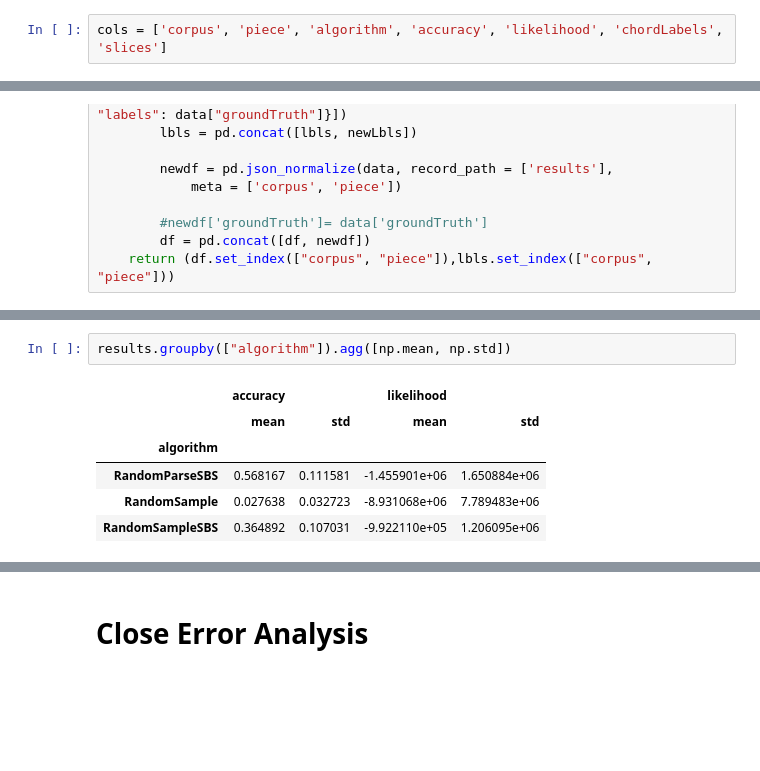
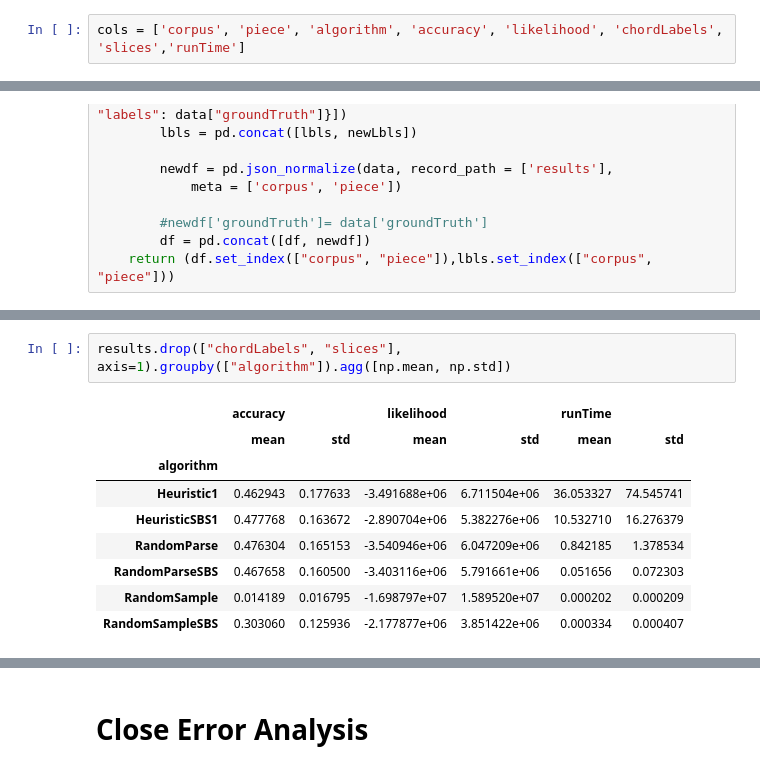
Before and after one commit to judah-daniels/protovoices-haskell, a Jupyter notebook: preprocessing/results.ipynb, the cells around one changed output, grey strips where cells are left out. Cells and saved outputs as stored; diff of their text form; blank space fills up the shorter version.

```diff
--- a/preprocessing/results.ipynb
+++ b/preprocessing/results.ipynb
@@ -29,5 +34,5 @@ Loads all json files from the given folder
 # %%
-cols = ['corpus', 'piece', 'algorithm', 'accuracy', 'likelihood', 'chordLabels', 'slices']
+cols = ['corpus', 'piece', 'algorithm', 'accuracy', 'likelihood', 'chordLabels', 'slices','runTime']
 # %%
 def load_dataset(path):
     jsonFiles = glob(path + '/*/*.json') #Can be used absolute or relative paths
@@ -91,10 +94,13 @@ list(results.index.levels[1].unique())
 # %%
-results.groupby(["algorithm"]).agg([np.mean, np.std])
+results.drop(["chordLabels", "slices"], axis=1).groupby(["algorithm"]).agg([np.mean, np.std])
 # %% [output]
-|  | accuracy |  | likelihood |  |
-|  | mean | std | mean | std |
-| algorithm |  |  |  |  |
-| RandomParseSBS | 0.568167 | 0.111581 | -1.455901e+06 | 1.650884e+06 |
-| RandomSample | 0.027638 | 0.032723 | -8.931068e+06 | 7.789483e+06 |
-| RandomSampleSBS | 0.364892 | 0.107031 | -9.922110e+05 | 1.206095e+06 |
+|  | accuracy |  | likelihood |  | runTime |  |
+|  | mean | std | mean | std | mean | std |
+| algorithm |  |  |  |  |  |  |
+| Heuristic1 | 0.462943 | 0.177633 | -3.491688e+06 | 6.711504e+06 | 36.053327 | 74.545741 |
+| HeuristicSBS1 | 0.477768 | 0.163672 | -2.890704e+06 | 5.382276e+06 | 10.532710 | 16.276379 |
+| RandomParse | 0.476304 | 0.165153 | -3.540946e+06 | 6.047209e+06 | 0.842185 | 1.378534 |
+| RandomParseSBS | 0.467658 | 0.160500 | -3.403116e+06 | 5.791661e+06 | 0.051656 | 0.072303 |
+| RandomSample | 0.014189 | 0.016795 | -1.698797e+07 | 1.589520e+07 | 0.000202 | 0.000209 |
+| RandomSampleSBS | 0.303060 | 0.125936 | -2.177877e+06 | 3.851422e+06 | 0.000334 | 0.000407 |
 # %%
```
Also changed, not shown: parts of 28 cells of this notebook, 19 other files.
